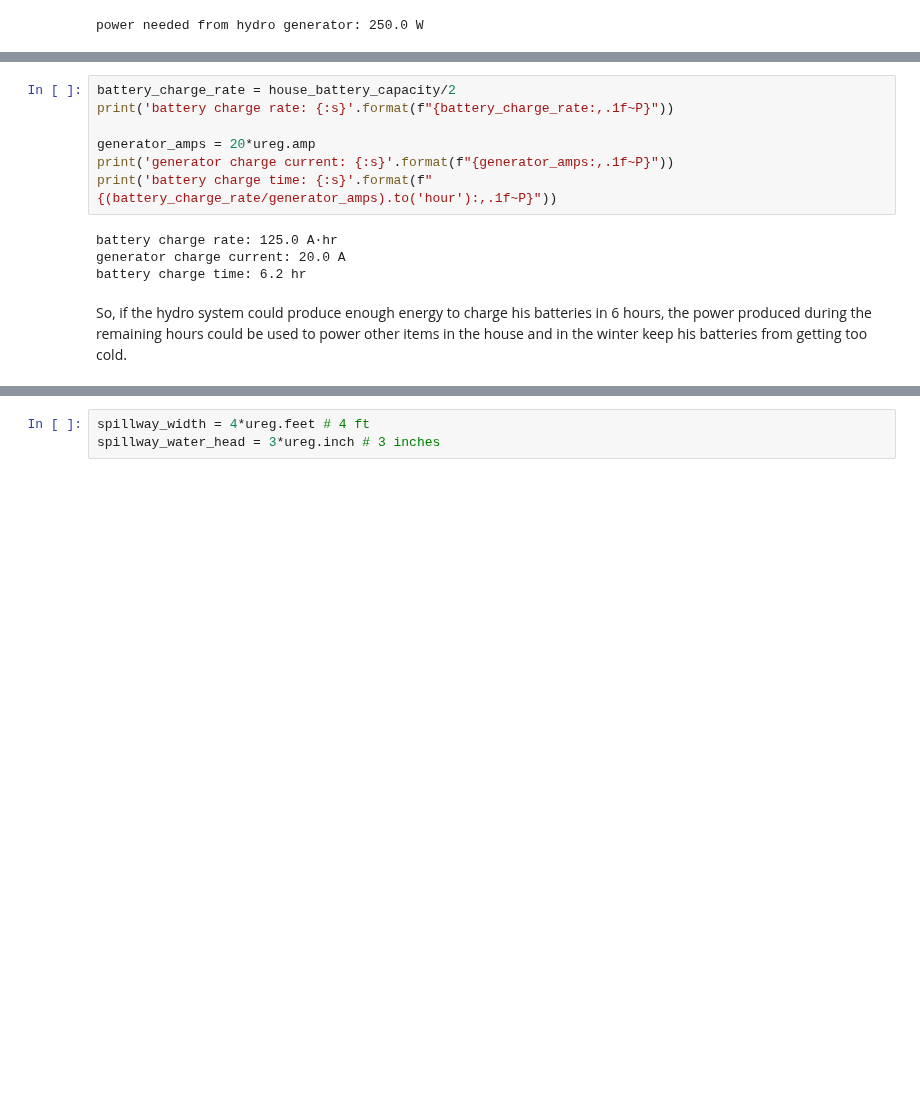
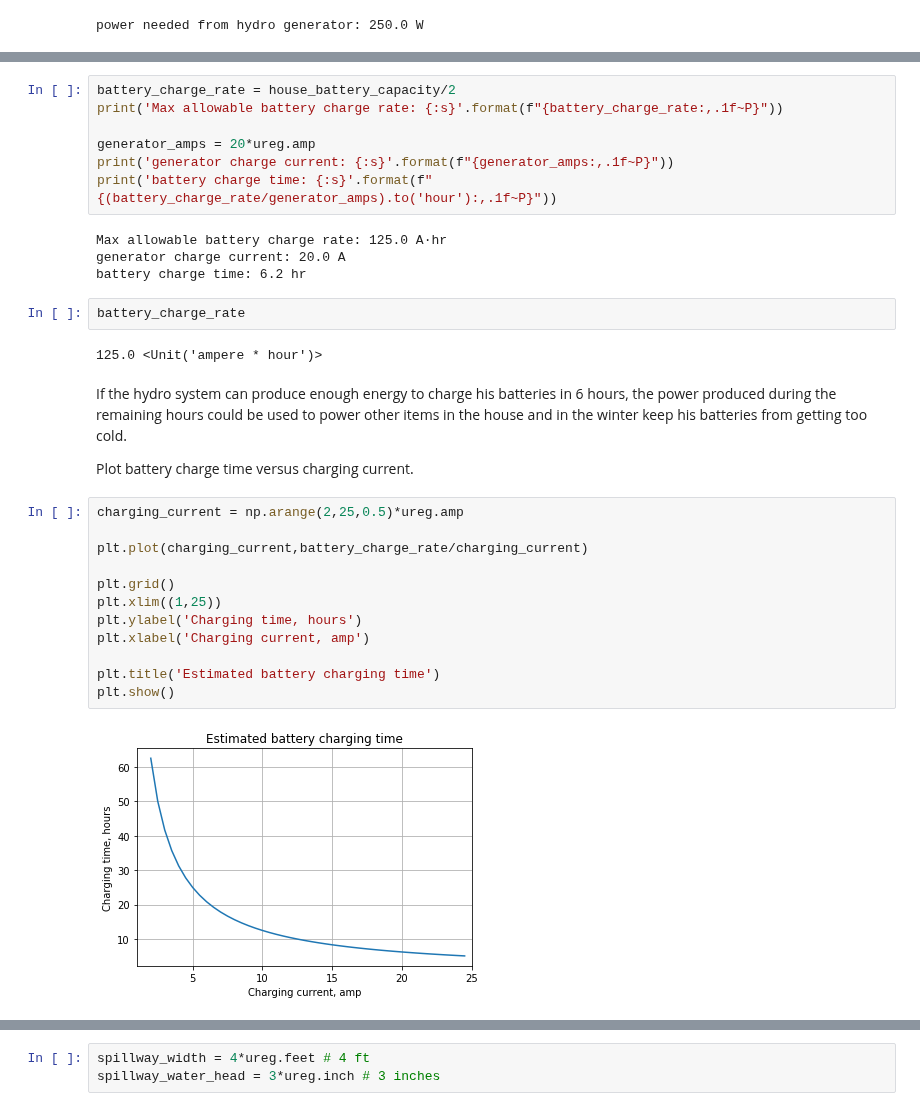
Before and after one commit to Tiburonboy/EE_jupyter_notebooks, a Jupyter notebook: Overshot waterwheel hydroelectric power system analysis/Overshot waterwheel hydroelectric power system analysis.ipynb, the cells around one changed output, grey strips where cells are left out. Drawn from its saved outputs; the diff is of its cells as text; blank space fills up the shorter version.

```diff
--- a/Overshot waterwheel hydroelectric power system analysis/Overshot waterwheel hydroelectric power system analysis.ipynb
+++ b/Overshot waterwheel hydroelectric power system analysis/Overshot waterwheel hydroelectric power system analysis.ipynb
@@ -147,14 +149,34 @@ The generator power curves are shown later, but for now let's assume that the ge
 # %%
 battery_charge_rate = house_battery_capacity/2
-print('battery charge rate: {:s}'.format(f"{battery_charge_rate:,.1f~P}"))
+print('Max allowable battery charge rate: {:s}'.format(f"{battery_charge_rate:,.1f~P}"))
 
 generator_amps = 20*ureg.amp
 print('generator charge current: {:s}'.format(f"{generator_amps:,.1f~P}"))
 print('battery charge time: {:s}'.format(f"{(battery_charge_rate/generator_amps).to('hour'):,.1f~P}"))
 # %% [output]
-battery charge rate: 125.0 A·hr
+Max allowable battery charge rate: 125.0 A·hr
 generator charge current: 20.0 A
 battery charge time: 6.2 hr
+# %%
+battery_charge_rate
+# %% [output]
+125.0 <Unit('ampere * hour')>
 # %% [markdown]
-So, if the hydro system could produce enough energy to charge his batteries in 6 hours, the power produced during the remaining hours could be used to power other items in the house and in the winter keep his batteries from getting too cold.
+If the hydro system can produce enough energy to charge his batteries in 6 hours, the power produced during the remaining hours could be used to power other items in the house and in the winter keep his batteries from getting too cold.
+
+Plot battery charge time versus charging current.
+# %%
+charging_current = np.arange(2,25,0.5)*ureg.amp
+
+plt.plot(charging_current,battery_charge_rate/charging_current)
+
+plt.grid()
+plt.xlim((1,25))
+plt.ylabel('Charging time, hours')
+plt.xlabel('Charging current, amp')
+
+plt.title('Estimated battery charging time')
+plt.show()
+# %% [output]
+[figure, added]
 # %% [markdown]
```
Also changed, not shown: parts of 20 cells of this notebook.
